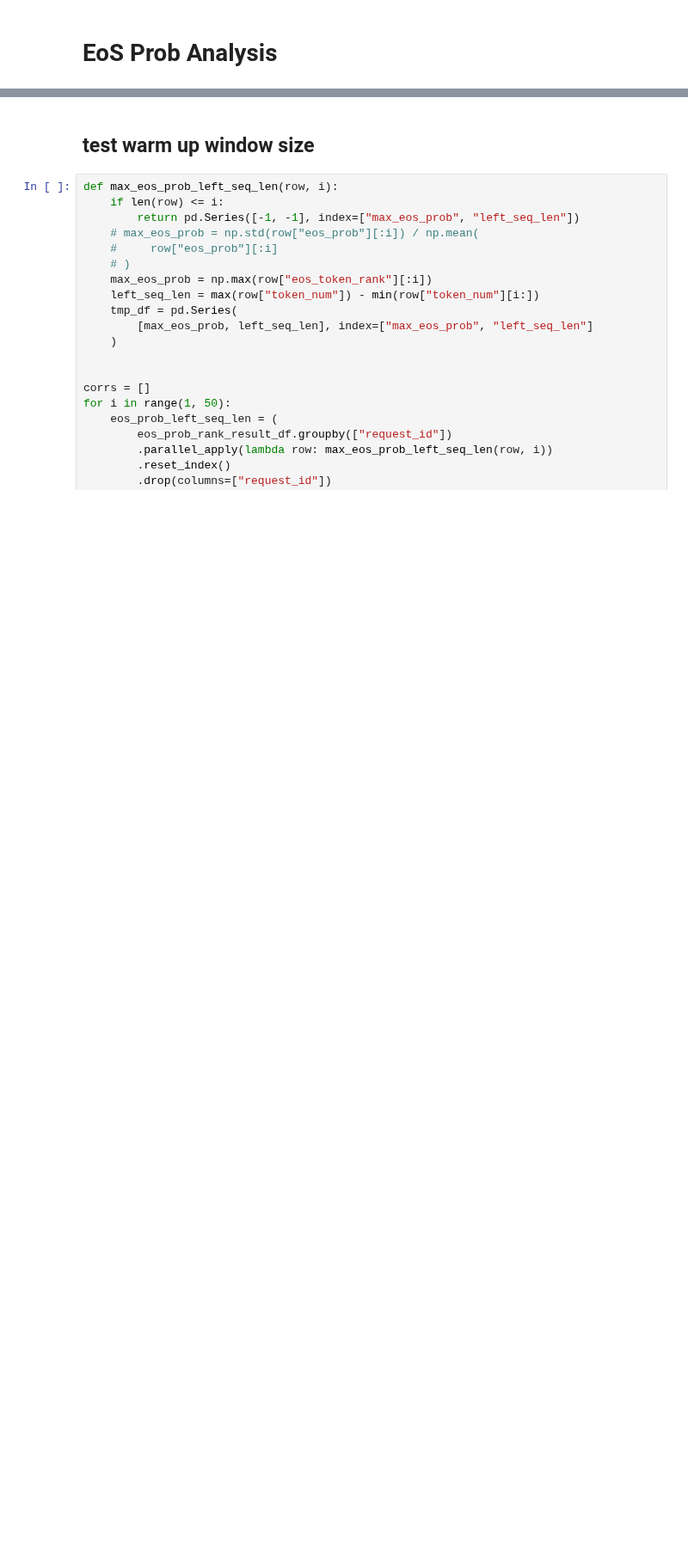
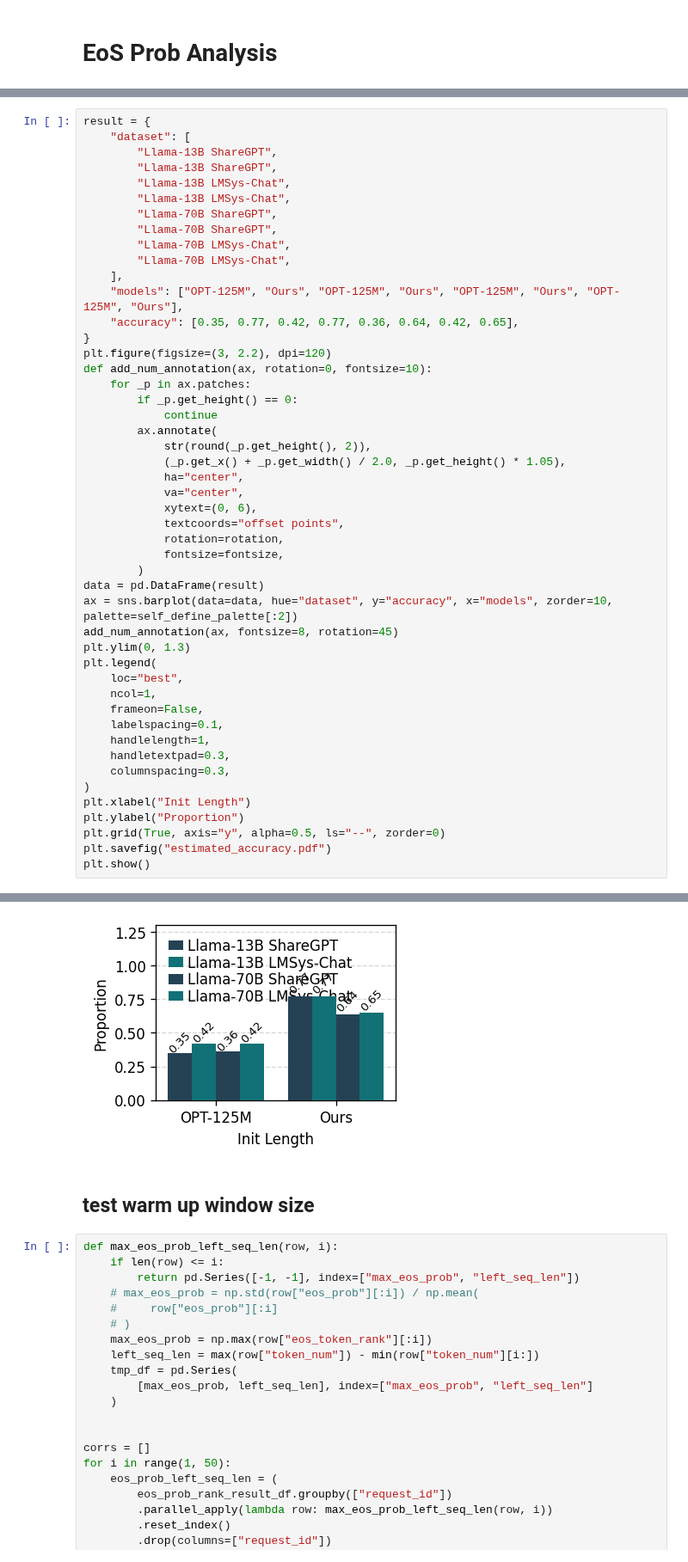
Before and after one commit to chengzhi-lu/vllm, a Jupyter notebook: examples/analysis/result_analysis/eos_prob_analysis_new.ipynb, the cells around one changed output, grey strips where cells are left out. Shown at 86% size. Saved outputs shown, nothing was run; the diff lists cells and outputs as text; blank space fills up the shorter version.

```diff
--- a/examples/analysis/result_analysis/eos_prob_analysis_new.ipynb
+++ b/examples/analysis/result_analysis/eos_prob_analysis_new.ipynb
@@ -364,0 +274,49 @@ plt.show()
+# %%
+result = {
+    "dataset": [
+        "Llama-13B ShareGPT",
+        "Llama-13B ShareGPT",
+        "Llama-13B LMSys-Chat",
+        "Llama-13B LMSys-Chat",
+        "Llama-70B ShareGPT",
+        "Llama-70B ShareGPT",
+        "Llama-70B LMSys-Chat",
+        "Llama-70B LMSys-Chat",
+    ],
+    "models": ["OPT-125M", "Ours", "OPT-125M", "Ours", "OPT-125M", "Ours", "OPT-125M", "Ours"],
+    "accuracy": [0.35, 0.77, 0.42, 0.77, 0.36, 0.64, 0.42, 0.65],
+}
+plt.figure(figsize=(3, 2.2), dpi=120)
+def add_num_annotation(ax, rotation=0, fontsize=10):
+    for _p in ax.patches:
+        if _p.get_height() == 0:
+            continue
+        ax.annotate(
+            str(round(_p.get_height(), 2)),
+            (_p.get_x() + _p.get_width() / 2.0, _p.get_height() * 1.05),
+            ha="center",
+            va="center",
+            xytext=(0, 6),
+            textcoords="offset points",
+            rotation=rotation,
+            fontsize=fontsize,
+        )
+data = pd.DataFrame(result)
+ax = sns.barplot(data=data, hue="dataset", y="accuracy", x="models", zorder=10, palette=self_define_palette[:2])
+add_num_annotation(ax, fontsize=8, rotation=45)
+plt.ylim(0, 1.3)
+plt.legend(
+    loc="best",
+    ncol=1,
+    frameon=False,
+    labelspacing=0.1,
+    handlelength=1,
+    handletextpad=0.3,
+    columnspacing=0.3,
+)
+plt.xlabel("Init Length")
+plt.ylabel("Proportion")
+plt.grid(True, axis="y", alpha=0.5, ls="--", zorder=0)
+plt.savefig("estimated_accuracy.pdf")
+plt.show()
+# %% [output]
@@ -365,3 +325,4 @@ plt.show()
+[figure, added]
 # %% [markdown]
 ## test warm up window size
 # %%
```
Also changed, not shown: parts of 18 cells of this notebook, 16 other files.
